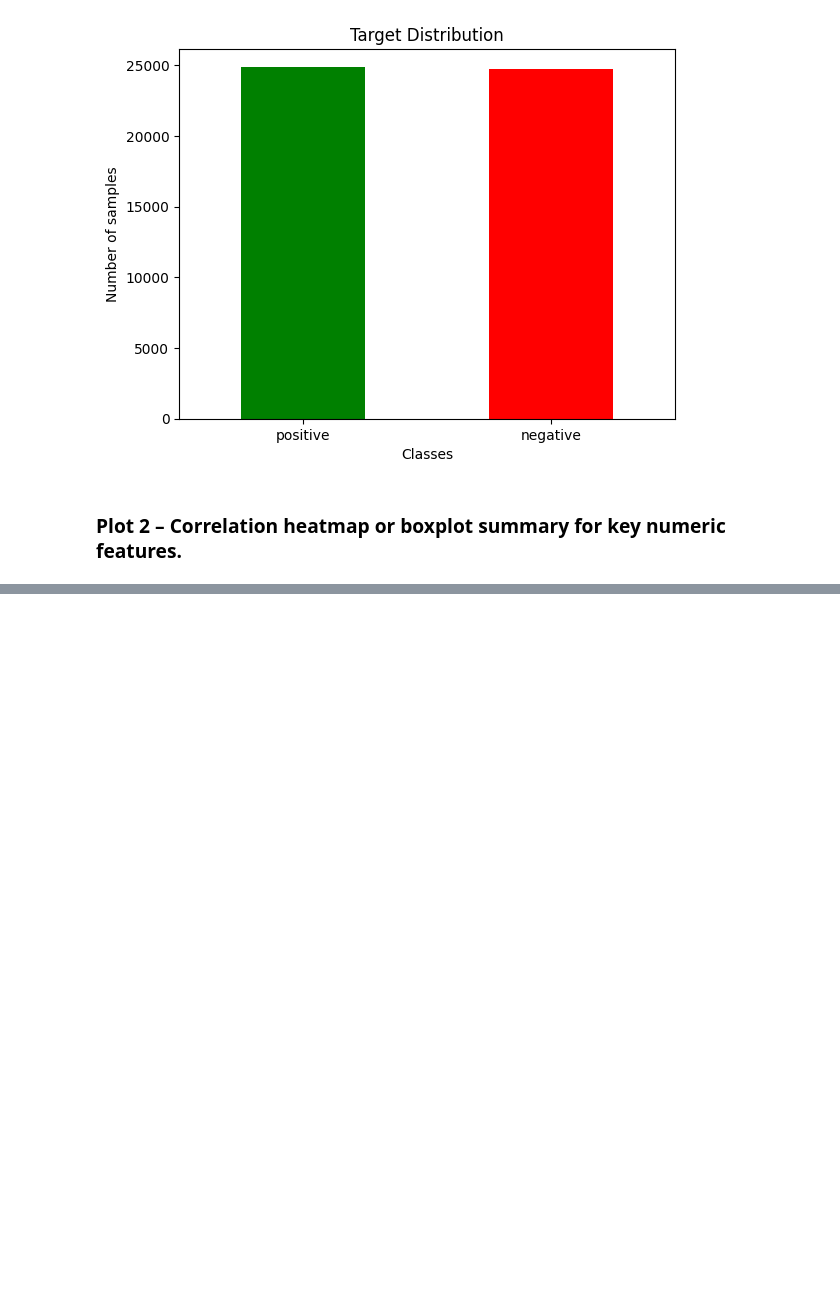
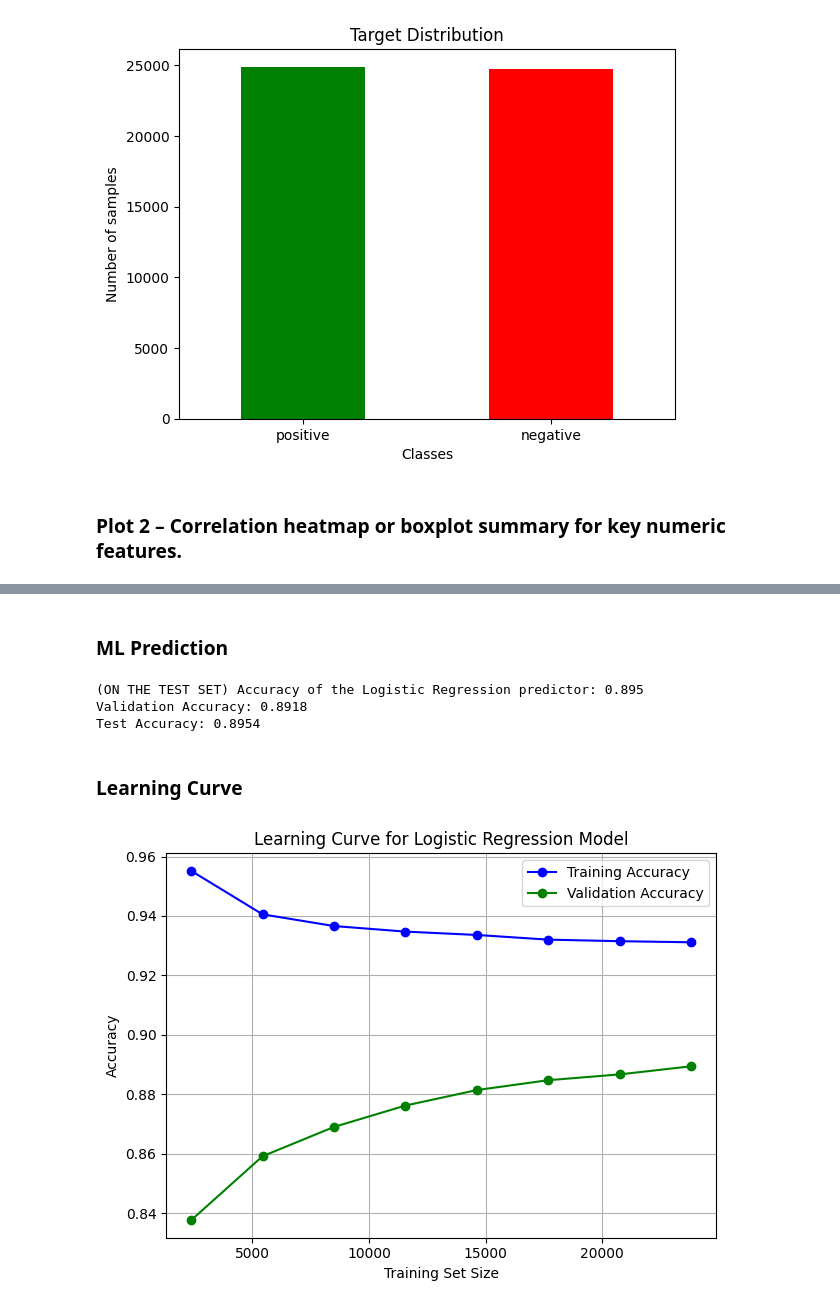
Before and after one commit to HashemBader/ML-Text-Sentiment, a Jupyter notebook: notebooks/Text-Sentiment.ipynb, the cells around one changed output, grey strips where cells are left out. Drawn from its saved outputs; the diff is of its cells as text; code cells hidden in the pictures; blank space fills up the shorter version.

Commit message:
plotting learning curve

```diff
--- a/notebooks/Text-Sentiment.ipynb
+++ b/notebooks/Text-Sentiment.ipynb
@@ -228,0 +186,67 @@ nb = MultinomialNB()
+# %% [markdown]
+### ML Prediction
+# %%
+# train the model using logistic regression
+from sklearn.feature_extraction.text import TfidfVectorizer
+from sklearn.linear_model import LogisticRegression
+from sklearn.pipeline import Pipeline
+
+# Create a pipeline that combines the vectorizer and classifier
+pipeline = Pipeline([
+    ('tfidf', TfidfVectorizer()),
+    ('clf', LogisticRegression())
+])
+
+# Train the model
+pipeline.fit(x_train, y_train)
+
+
+# Validate the model
+val_accuracy = pipeline.score(x_val, y_val)
+print(f"Validation Accuracy: {val_accuracy:.4f}")
+
+# Test the model
+test_accuracy = pipeline.score(x_test, y_test)
+print(f"Test Accuracy: {test_accuracy:.4f}")
+
+from sklearn import metrics
+
+# --- Evaluate model accuracy ---
+Y_pred_test = pipeline.predict(x_test)
+accuracy = metrics.accuracy_score(y_test, Y_pred_test)
+print(f"(ON THE TEST SET) Accuracy of the Logistic Regression predictor: {accuracy:.3f}")
+# %% [output]
+(ON THE TEST SET) Accuracy of the Logistic Regression predictor: 0.895
+Validation Accuracy: 0.8918
+Test Accuracy: 0.8954
+# %% [markdown]
+### Learning Curve
+# %%
+from sklearn.model_selection import learning_curve
+import matplotlib.pyplot as plt
+import numpy as np
+
+train_sizes, train_scores, val_scores = learning_curve(
+    pipeline, x_train, y_train,
+    cv=5,
+    train_sizes=np.linspace(0.1, 1.0, 8),
+    scoring='accuracy',
+    shuffle=True,
+    random_state=42,
+    n_jobs=-1
+)
+
+train_mean = np.mean(train_scores, axis=1)
+val_mean = np.mean(val_scores, axis=1)
+
+plt.plot(train_sizes, train_mean, 'o-', color='blue', label='Training Accuracy')
+plt.plot(train_sizes, val_mean, 'o-', color='green', label='Validation Accuracy')
+plt.xlabel('Training Set Size')
+plt.ylabel('Accuracy')
+plt.title('Learning Curve for Logistic Regression Model')
+plt.legend()
+plt.grid(True)
+plt.tight_layout()
+plt.show()
+# %% [output]
+[figure, added]
```
Also changed, not shown: parts of 5 cells of this notebook.
